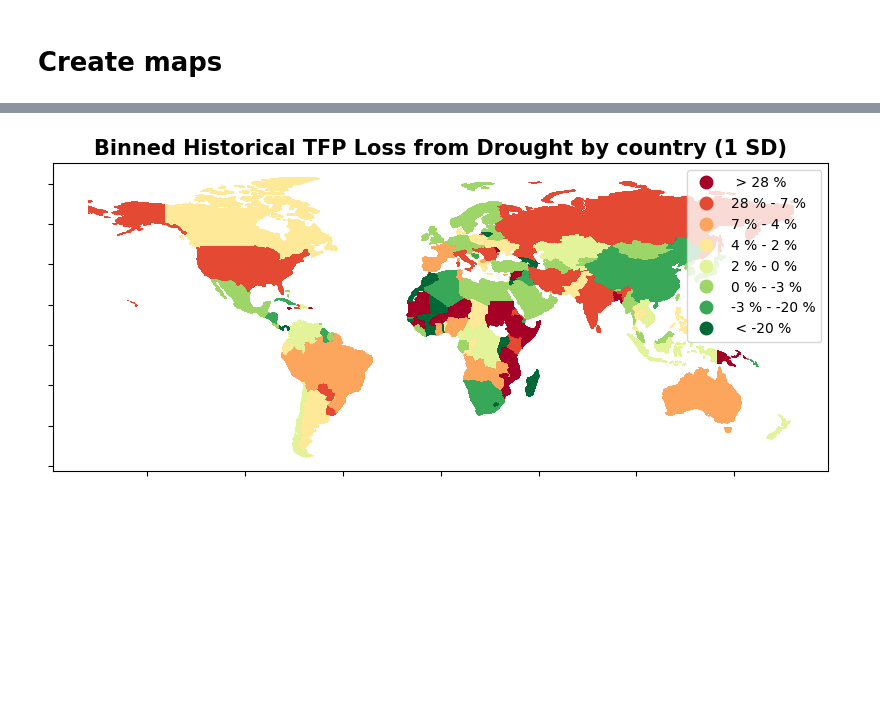
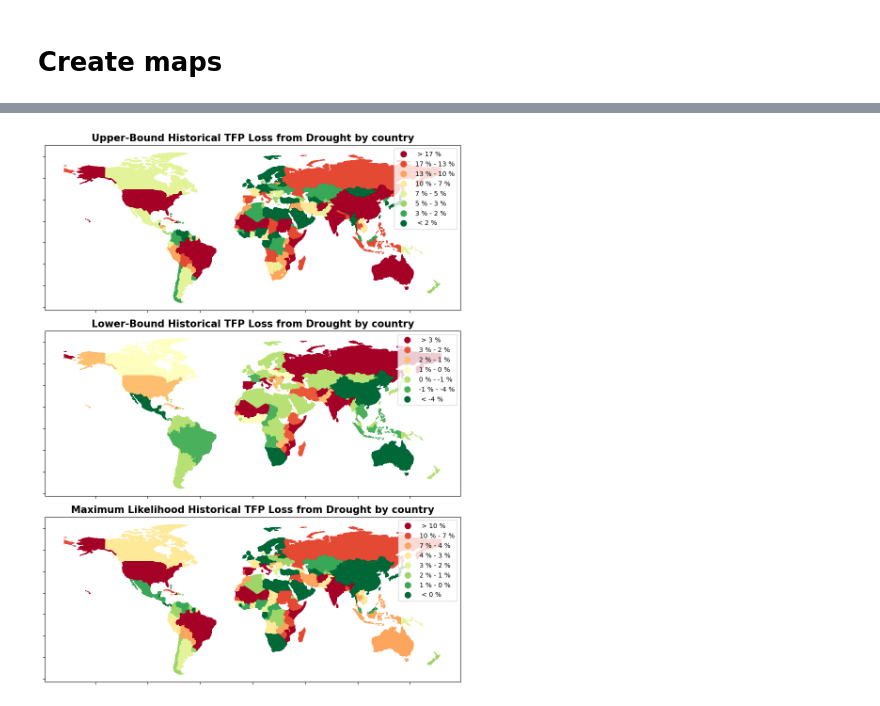
Before and after one commit to greenguy33/climate_econometric_model_comparison, a Jupyter notebook: notebooks/bayesian_models.ipynb, the cells around one changed output, grey strips where cells are left out. Cells and saved outputs as stored; diff of their text form; code cells hidden in the pictures; blank space fills up the shorter version.

```diff
--- a/notebooks/bayesian_models.ipynb
+++ b/notebooks/bayesian_models.ipynb
@@ -357,7 +360,8 @@ Sampling: [gdp_posterior]
 #         "model_spec":model_spec
 #     },buff)
 # %%
-random_slopes_model = pd.read_pickle('../output/models/bayes_models/tfp_bayes_yfe_rre_for_drought_full/tfp_bayes_yfe_rre_for_drought_full.pkl')
+# random_slopes_model = pd.read_pickle('../output/models/bayes_models/tfp_bayes_yfe_rre_for_drought_full/tfp_bayes_yfe_rre_for_drought_full.pkl')
+random_slopes_model = pd.read_pickle('../output/models/bayes_models/tfp_bayes_yfe_cre_for_drought_full/tfp_bayes_yfe_cre_for_drought_full.pkl')
 posterior = random_slopes_model["posterior"]
 trace = random_slopes_model["trace"]
 var_list = random_slopes_model["var_list"]
@@ -510,54 +535,66 @@ effect_by_country = {}
 tfp_cumsum_by_country = {}
 for country in set(tfp_regression_data.country):
     region = list(tfp_regression_data.loc[(tfp_regression_data.country == country)].region23)[0]
-    effect_by_country[country] = 0
+    effect_by_country[country] = [0]*4000
     for i in range(droughts_by_country[country]):
         effect_by_country[country] += unscaled_vars[region+"_region_fixed_effect"]
     tfp_cumsum_by_country[country] = np.cumsum(list(tfp_regression_data.loc[(tfp_regression_data.country == country)].fd_ln_tfp))[-1]
 
 percent_loss_by_country = {
-    country:(effect_by_country[country] / tfp_cumsum_by_country[country])*100
+    country:np.array([math.expm1(val)*100 for val in effect_by_country[country]])
     for country in set(tfp_regression_data.country)
 }
 
-country_percent_loss_upper_bound = {}
-threshold = .68
-for country, samples in percent_loss_by_country.items():
-    try:
-        sorted_samples = sorted(samples)
-    except TypeError:
+fig, axis = plt.subplots(3,1, figsize=(12,12))
+
+axes = [axis[1], axis[0], axis[2]]
+thresholds = [.84, .16, None]
+threshold_labels = ["Lower-Bound", "Upper-Bound", "Maximum Likelihood"]
+
+for threshold, label, axis in zip(thresholds, threshold_labels, axes):
+    country_percent_loss = {}
+    for country, samples in percent_loss_by_country.items():
         sorted_samples = [samples]*4000
-    country_percent_loss_upper_bound[country] = np.quantile(sorted_samples, threshold)
+        if threshold != None:
+            country_percent_loss[country] = np.quantile(sorted_samples, threshold)
+        else:
+            country_percent_loss[country] = np.mean(sorted_samples)
 
-fig, axis = plt.subplots(1,1, figsize=(15,4))
+    tfp_regression_data["country_percent_loss"] = list(map(lambda x : country_percent_loss[x], tfp_regression_data.country))
 
-tfp_regression_data["percent_loss_upper_bound"] = list(map(lambda x : country_percent_loss_upper_bound[x], tfp_regression_data.country))
+    country_geopandas = geopandas.read_file(
+        geopandas.datasets.get_path('naturalearth_lowres')
+    )
+    country_geopandas = country_geopandas.merge(
+        tfp_regression_data,
+        how='inner',
+        left_on=['iso_a3'],
+        right_on=['country']
+    )
+    bins = list(mapclassify.Quantiles(country_geopandas['country_percent_loss'], k=10).bins)
+    # delete bins that have similar range for map readability
+    bins_to_remove = []
+    for index, bin in enumerate(bins):
+        if index != 0:
+            if int(str(bin).split(".")[0]) == int(str(bins[index-1]).split(".")[0]):
+                bins_to_remove.append(index)
+    bins = [val for index, val in enumerate(bins) if index not in bins_to_remove]
+    legend_labels = []
+    bins_as_int = [-1*int(str(bin).split(".")[0]) for bin in bins]
+    for index, bin in enumerate(bins_as_int):
+        if index == 0:
+            legend_labels.append(f" > {bin} %")
+        elif index == len(bins_as_int) - 1:
+            legend_labels.append(f" < {bins_as_int[index-1]} %")
+            break
+        else:
+            legend_labels.append(f"{bins_as_int[index-1]} % - {bin} %")
+    country_geopandas.plot(column='country_percent_loss', cmap='RdYlGn', scheme="User_Defined",
+             legend=True, classification_kwds=dict(bins=bins), ax=axis, legend_kwds=dict(labels=legend_labels))
+    axis.set_title(f"{label} Historical TFP Loss from Drought by country", size=15, weight="bold")
+    axis.set_yticklabels([])
+    axis.set_xticklabels([])
 
-country_geopandas = geopandas.read_file(
-    geopandas.datasets.get_path('naturalearth_lowres')
-)
-country_geopandas = country_geopandas.merge(
-    tfp_regression_data,
-    how='inner',
-    left_on=['iso_a3'],
-    right_on=['country']
-)
-bins = list(mapclassify.Quantiles(country_geopandas['percent_loss_upper_bound'], k=10).bins)
-# delete bin that has entire range between [-1,1] for map readability
-del bins[5]
-legend_labels = []
-bins_as_int = [-1*int(str(bin).split(".")[0]) for bin in bins]
-for index, bin in enumerate(bins_as_int):
-    if index == 0:
-        legend_labels.append(f" > {bin} %")
-    elif index == len(bins) - 1:
-        legend_labels.append(f" < {bins_as_int[index-1]} %")
-        break
-    else:
-        legend_labels.append(f"{bins_as_int[index-1]} % - {bin} %")
-country_geopandas.plot(column='percent_loss_upper_bound', cmap='RdYlGn', scheme="User_Defined",
-         legend=True, classification_kwds=dict(bins=bins), ax=axis, legend_kwds=dict(labels=legend_labels))
-axis.set_title("Binned Historical TFP Loss from Drought by country (1 SD)", size=15, weight="bold")
-axis.set_yticklabels([])
-axis.set_xticklabels([])
+plt.tight_layout()
+plt.savefig("../figures/drought_fig2.png", bbox_inches='tight')
 # %% [output]
@@ -573 +601 @@ axis.set_xticklabels([])
-[figure, old version]
+[figure, new version]
```
Also changed, not shown: parts of 8 cells of this notebook, 18 other files.
